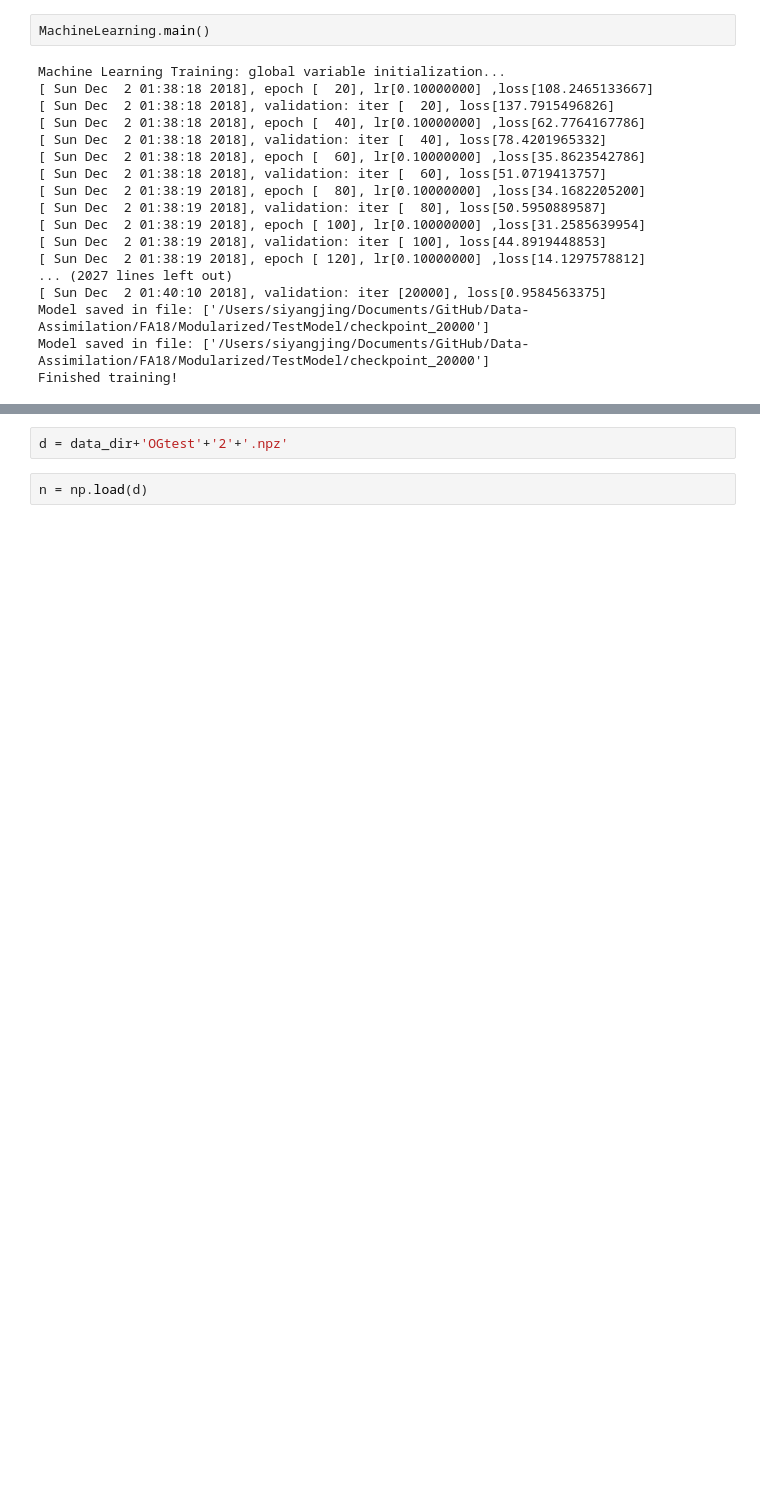
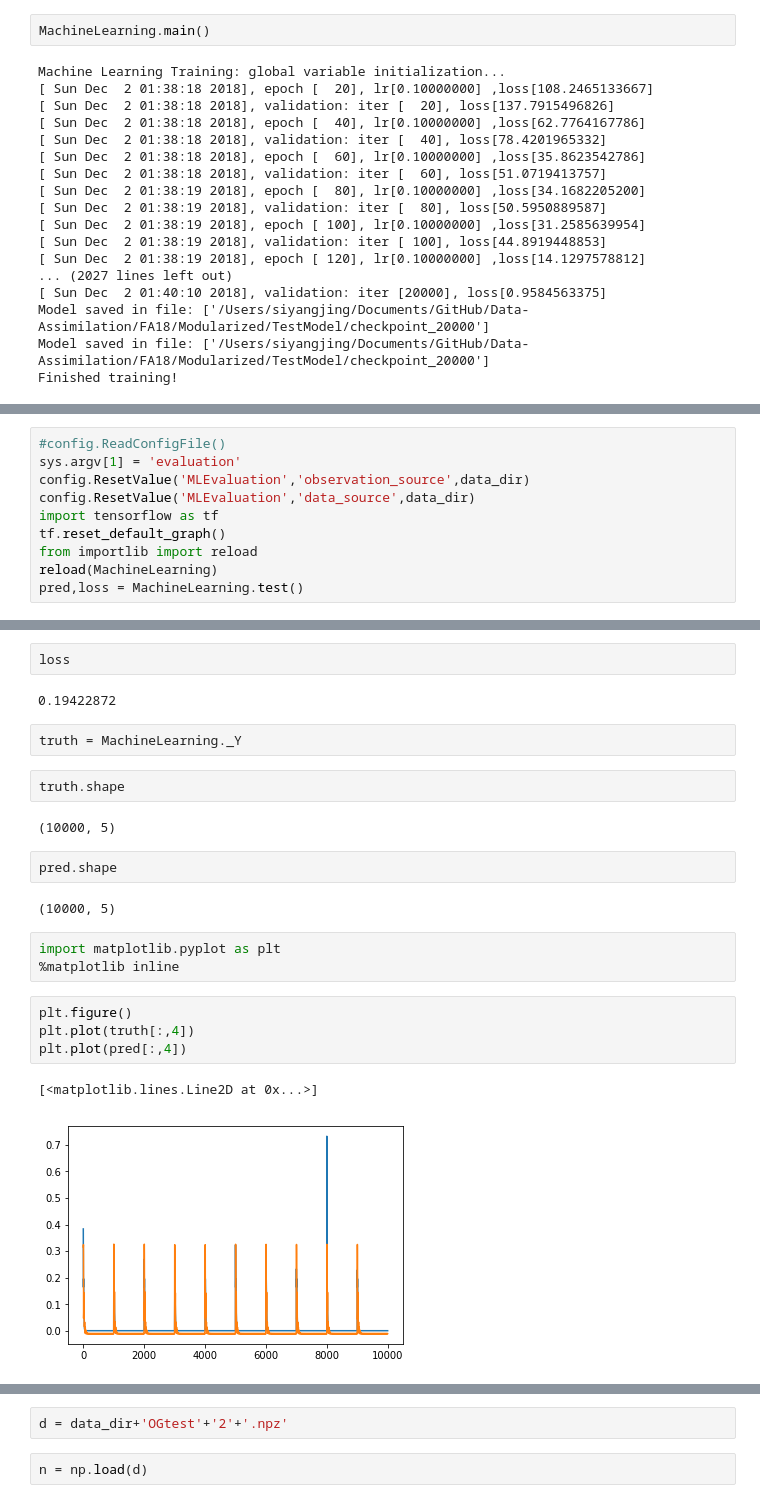
Before and after one commit to SiyangJ/Data-Assimilation, a Jupyter notebook: FA18/Modularized/DataGen.ipynb, the cells around one changed output, grey strips where cells are left out. Cells and saved outputs as stored; diff of their text form; blank space fills up the shorter version.

Commit message:
Tested MLEvaluation. Basically good.

```diff
--- a/FA18/Modularized/DataGen.ipynb
+++ b/FA18/Modularized/DataGen.ipynb
@@ -54,0 +55,10 @@ Finished training!
+# %%
+#config.ReadConfigFile()
+sys.argv[1] = 'evaluation'
+config.ResetValue('MLEvaluation','observation_source',data_dir)
+config.ResetValue('MLEvaluation','data_source',data_dir)
+import tensorflow as tf
+tf.reset_default_graph()
+from importlib import reload
+reload(MachineLearning)
+pred,loss = MachineLearning.test()
@@ -54,0 +73,24 @@ Finished training!
+# %%
+loss
+# %% [output]
+0.19422872
+# %%
+truth = MachineLearning._Y
+# %%
+truth.shape
+# %% [output]
+(10000, 5)
+# %%
+pred.shape
+# %% [output]
+(10000, 5)
+# %%
+import matplotlib.pyplot as plt
+%matplotlib inline
+# %%
+plt.figure()
+plt.plot(truth[:,4])
+plt.plot(pred[:,4])
+# %% [output]
+[<matplotlib.lines.Line2D at 0x...>]
+[figure, added]
```
Also changed, not shown: parts of 10 cells of this notebook, 23 other files.
